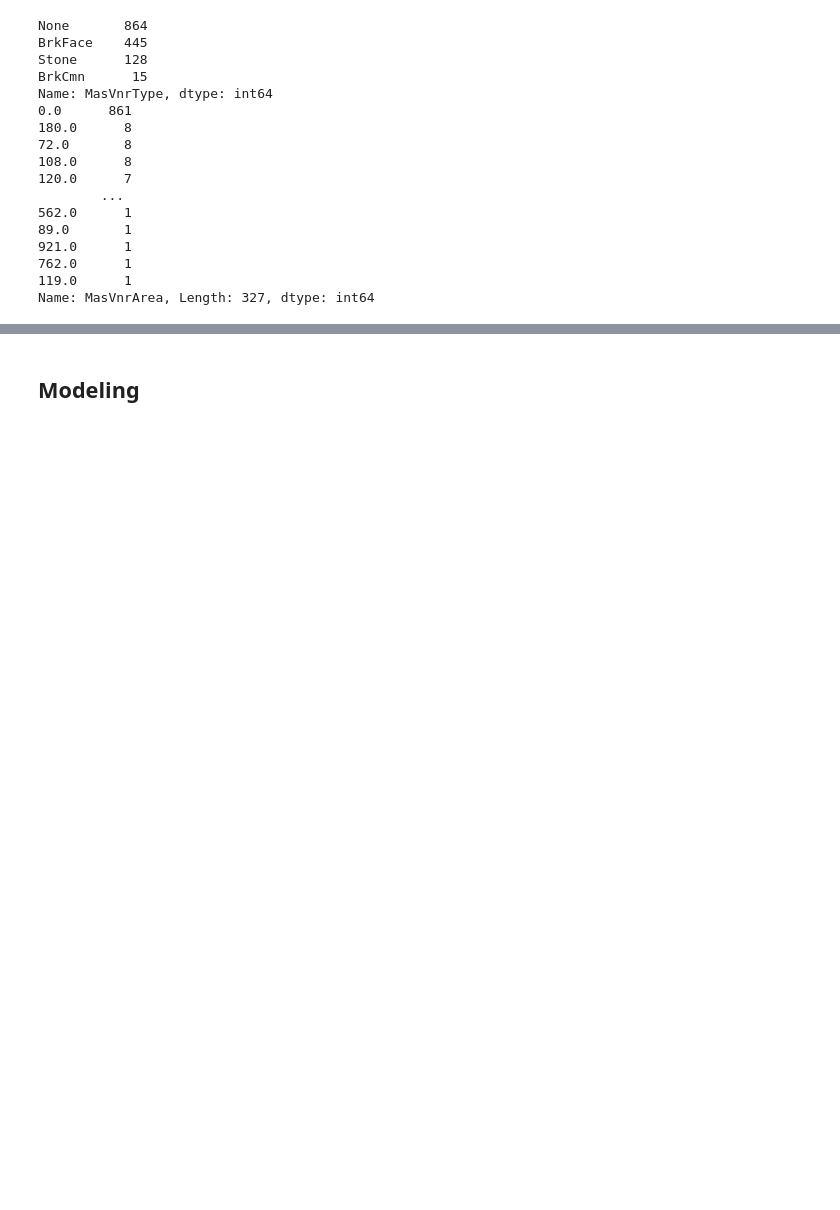
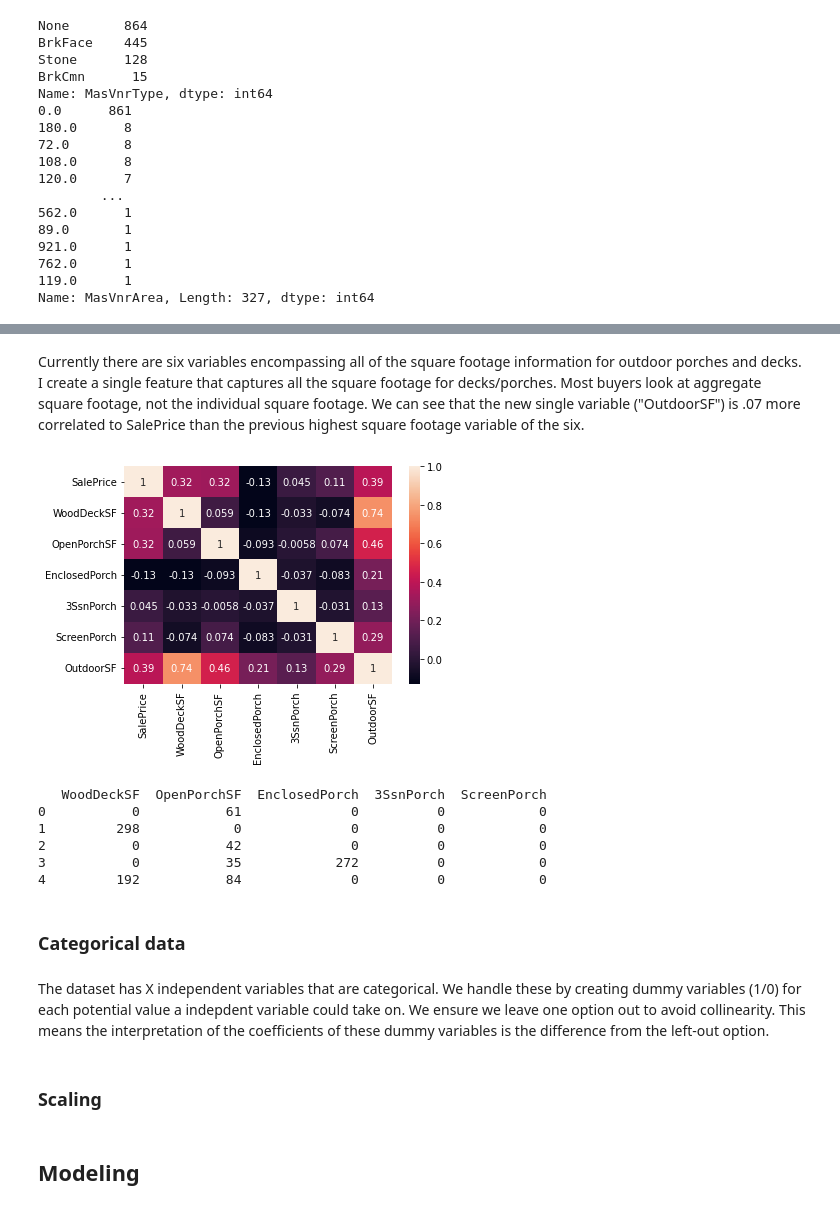
Before and after one commit to jhancuch/housing-prices-ames-ia, a Jupyter notebook: housing-price-prediction.ipynb, the cells around one changed output, grey strips where cells are left out. Drawn from its saved outputs; the diff is of its cells as text; code cells hidden in the pictures; blank space fills up the shorter version.

```diff
--- a/housing-price-prediction.ipynb
+++ b/housing-price-prediction.ipynb
@@ -379,0 +400,22 @@ Name: MasVnrArea, Length: 327, dtype: int64
+# %% [markdown]
+Currently there are six variables encompassing all of the square footage information for outdoor porches and decks. I create a single feature that captures all the square footage for decks/porches. Most buyers look at aggregate square footage, not the individual square footage. We can see that the new single variable ("OutdoorSF") is .07 more correlated to SalePrice than the previous highest square footage variable of the six.
+# %%
+train_clean['OutdoorSF'] = train_clean['WoodDeckSF'] + train_clean['OpenPorchSF'] + train_clean['EnclosedPorch'] + train_clean['3SsnPorch'] + train_clean['ScreenPorch']
+
+sn.heatmap(train_clean[['SalePrice', 'WoodDeckSF', 'OpenPorchSF', 'EnclosedPorch', '3SsnPorch', 'ScreenPorch', 'OutdoorSF']].corr(), annot=True)
+plt.show()
+# %% [output]
+[figure, added]
+# %%
+print(train_clean[['WoodDeckSF', 'OpenPorchSF', 'EnclosedPorch', '3SsnPorch', 'ScreenPorch']].head())
+# %% [output]
+   WoodDeckSF  OpenPorchSF  EnclosedPorch  3SsnPorch  ScreenPorch
+0           0           61              0          0            0
+1         298            0              0          0            0
+2           0           42              0          0            0
+3           0           35            272          0            0
+4         192           84              0          0            0
+# %% [markdown]
+### Categorical data
+# %% [markdown]
+The dataset has X independent variables that are categorical. We handle these by creating dummy variables (1/0) for each potential value a indepdent variable could take on. We ensure we leave one option out to avoid collinearity. This means the interpretation of the coefficients of these dummy variables is the difference from the left-out option.
@@ -380,3 +429,5 @@ Name: MasVnrArea, Length: 327, dtype: int64
+# %% [markdown]
+### Scaling
 # %% [markdown]
 ## Modeling
 # %% [markdown]
```
Also changed, not shown: parts of 8 cells of this notebook.
